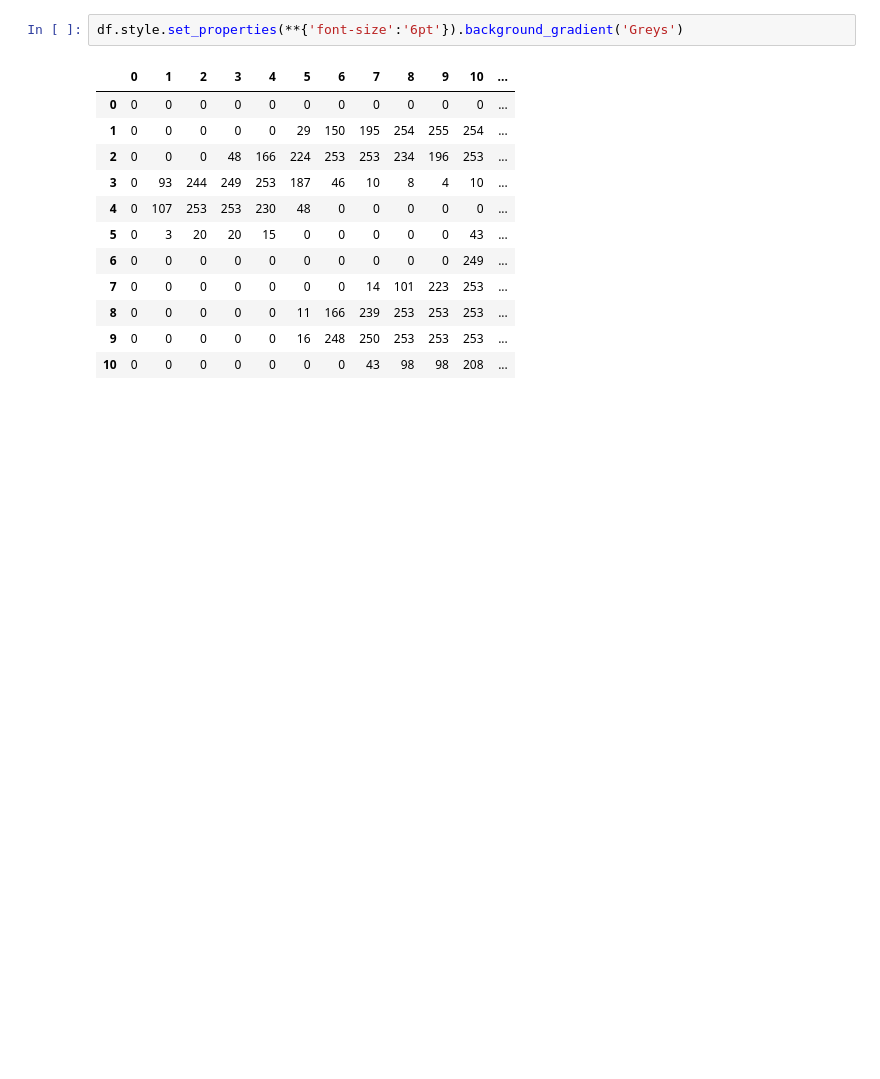
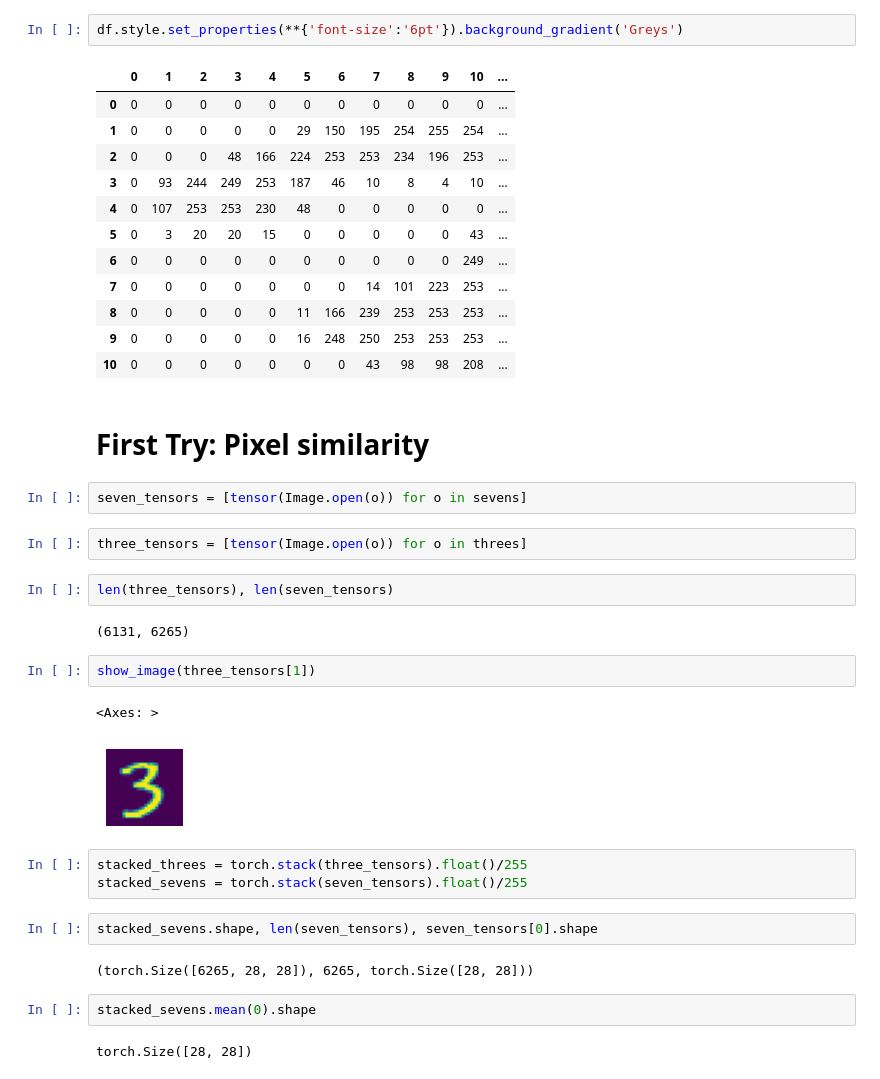
Before and after one commit to xiaomai2000/fastai.learn, a Jupyter notebook: fastai-learn-04.ipynb, the cells around one changed output. Cells and saved outputs as stored; diff of their text form; blank space fills up the shorter version.

```diff
--- a/fastai-learn-04.ipynb
+++ b/fastai-learn-04.ipynb
@@ -135,3 +135,29 @@ df.style.set_properties(**{'font-size':'6pt'}).background_gradient('Greys')
 | 8 | 0 | 0 | 0 | 0 | 0 | 11 | 166 | 239 | 253 | 253 | 253 | ... |
 | 9 | 0 | 0 | 0 | 0 | 0 | 16 | 248 | 250 | 253 | 253 | 253 | ... |
 | 10 | 0 | 0 | 0 | 0 | 0 | 0 | 0 | 43 | 98 | 98 | 208 | ... |
+# %% [markdown]
+# First Try: Pixel similarity
+# %%
+seven_tensors = [tensor(Image.open(o)) for o in sevens]
+# %%
+three_tensors = [tensor(Image.open(o)) for o in threes]
+# %%
+len(three_tensors), len(seven_tensors)
+# %% [output]
+(6131, 6265)
+# %%
+show_image(three_tensors[1])
+# %% [output]
+<Axes: >
+[figure, added]
+# %%
+stacked_threes = torch.stack(three_tensors).float()/255
+stacked_sevens = torch.stack(seven_tensors).float()/255
+# %%
+stacked_sevens.shape, len(seven_tensors), seven_tensors[0].shape
+# %% [output]
+(torch.Size([6265, 28, 28]), 6265, torch.Size([28, 28]))
+# %%
+stacked_sevens.mean(0).shape
+# %% [output]
+torch.Size([28, 28])
```
Also changed, not shown: parts of 7 cells of this notebook, 1 other file.
